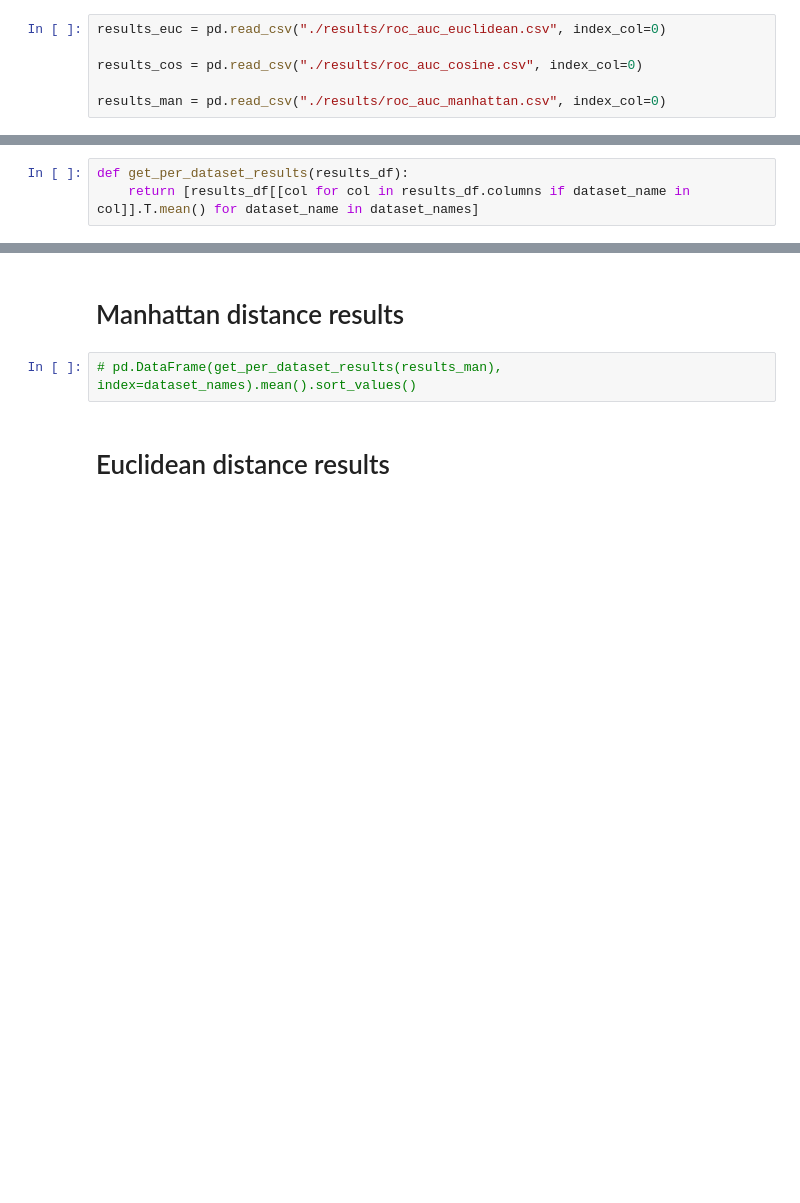
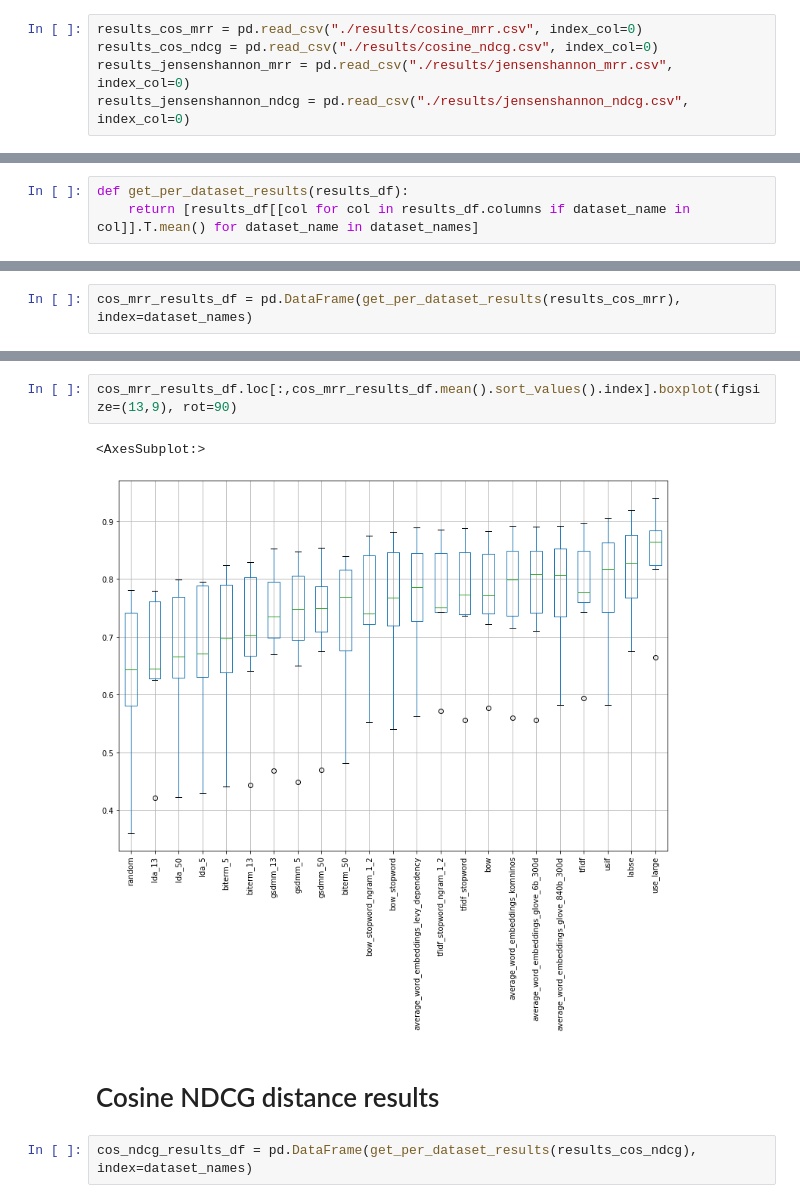
Before and after one commit to Peter-Devine/feedback_embedding_comparison, a Jupyter notebook: per_dataset_analysis.ipynb, the cells around one changed output, grey strips where cells are left out. Drawn from its saved outputs; the diff is of its cells as text; blank space fills up the shorter version.

Commit message:
Update per dataset analysis code

```diff
--- a/per_dataset_analysis.ipynb
+++ b/per_dataset_analysis.ipynb
@@ -2,11 +2,10 @@
 import pandas as pd
 import os
 # %%
-results_euc = pd.read_csv("./results/roc_auc_euclidean.csv", index_col=0)
-
-results_cos = pd.read_csv("./results/roc_auc_cosine.csv", index_col=0)
-
-results_man = pd.read_csv("./results/roc_auc_manhattan.csv", index_col=0)
+results_cos_mrr = pd.read_csv("./results/cosine_mrr.csv", index_col=0)
+results_cos_ndcg = pd.read_csv("./results/cosine_ndcg.csv", index_col=0)
+results_jensenshannon_mrr = pd.read_csv("./results/jensenshannon_mrr.csv", index_col=0)
+results_jensenshannon_ndcg = pd.read_csv("./results/jensenshannon_ndcg.csv", index_col=0)
 # %%
 dataset_names = [x[:-3] for x in os.listdir("./data/downloaders") if x[-3:] == ".py"]
 # %%
@@ -87,0 +16,2 @@ dtype: float64
+# %%
+cos_mrr_results_df = pd.DataFrame(get_per_dataset_results(results_cos_mrr), index=dataset_names)
@@ -88,6 +38,9 @@ dtype: float64
+# %%
+cos_mrr_results_df.loc[:,cos_mrr_results_df.mean().sort_values().index].boxplot(figsize=(13,9), rot=90)
+# %% [output]
+<AxesSubplot:>
+[figure, added]
 # %% [markdown]
-# Manhattan distance results
+# Cosine NDCG distance results
 # %%
-# pd.DataFrame(get_per_dataset_results(results_man), index=dataset_names).mean().sort_values()
+cos_ndcg_results_df = pd.DataFrame(get_per_dataset_results(results_cos_ndcg), index=dataset_names)
-# %% [markdown]
-# Euclidean distance results
```
Also changed, not shown: parts of 15 cells of this notebook.
